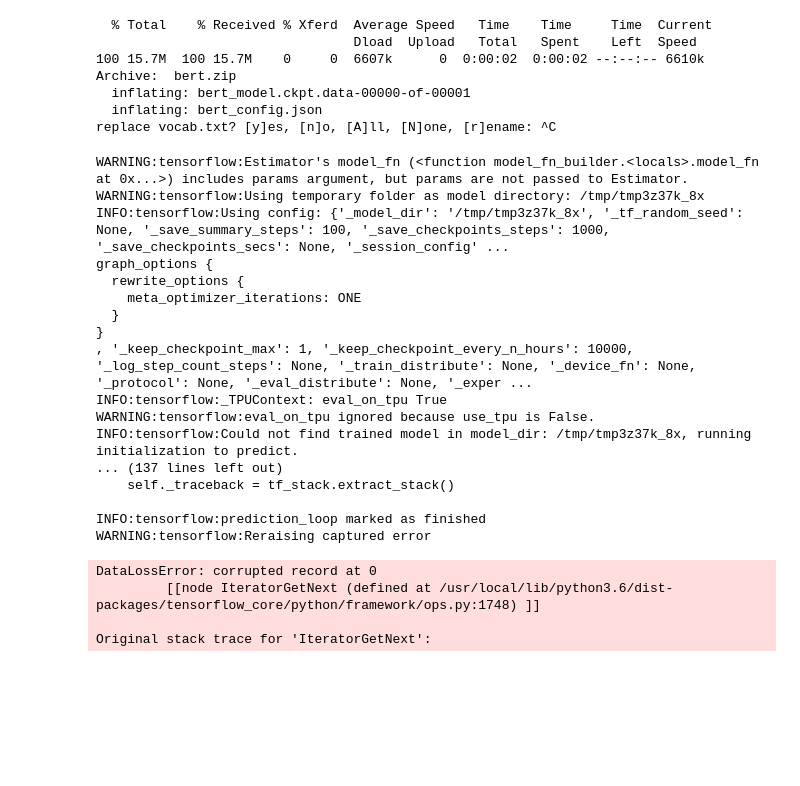
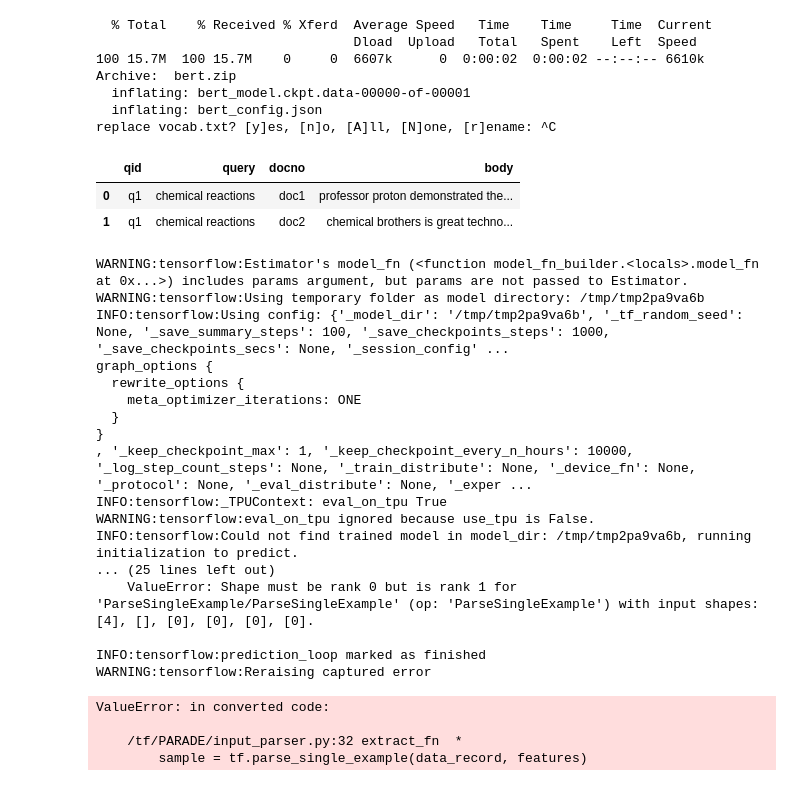
Before and after one commit to gabrielgeorgiev1998/l4-proj, a Jupyter notebook: PARADEPipeline.ipynb, the cells around one changed output. Saved outputs shown, nothing was run; the diff lists cells and outputs as text; code cells hidden in the pictures; blank space fills up the shorter version.

Commit message:
custom input_parser, not working yet

```diff
--- a/PARADEPipeline.ipynb
+++ b/PARADEPipeline.ipynb
@@ -93,14 +93,27 @@ class PARADEPipeline(TransformerBase):
+# %%
+import pandas as pd
+q = "chemical reactions"
+doc1 = "professor proton demonstrated the chemical reaction"
+doc2 = "chemical brothers is great techno music"
+
+df = pd.DataFrame([["q1", q, "doc1", doc1], ["q1", q, "doc2", doc2]], columns=["qid", "query", "docno", "body"])
+df
+# %% [output]
+|  | qid | query | docno | body |
+| 0 | q1 | chemical reactions | doc1 | professor proton demonstrated the... |
+| 1 | q1 | chemical reactions | doc2 | chemical brothers is great techno... |
 # %%
 pipeline = PARADEPipeline(aggregation_method='cls_max')
 
-vaswani  = pt.datasets.get_dataset("vaswani")
-vaswani.get_corpus()
+#vaswani  = pt.datasets.get_dataset("vaswani")
+#vaswani.get_corpus()
 
-pipeline.transform(vaswani)
+
+pipeline(df)
 # %% [output]
 WARNING:tensorflow:Estimator's model_fn (<function model_fn_builder.<locals>.model_fn at 0x...>) includes params argument, but params are not passed to Estimator.
-WARNING:tensorflow:Using temporary folder as model directory: /tmp/tmp3z37k_8x
-INFO:tensorflow:Using config: {'_model_dir': '/tmp/tmp3z37k_8x', '_tf_random_seed': None, '_save_summary_steps': 100, '_save_checkpoints_steps': 1000, '_save_checkpoints_secs': None, '_session_config' ...
+WARNING:tensorflow:Using temporary folder as model directory: /tmp/tmp2pa9va6b
+INFO:tensorflow:Using config: {'_model_dir': '/tmp/tmp2pa9va6b', '_tf_random_seed': None, '_save_summary_steps': 100, '_save_checkpoints_steps': 1000, '_save_checkpoints_secs': None, '_session_config' ...
 graph_options {
   rewrite_options {
     meta_optimizer_iterations: ONE
@@ -109,13 +122,13 @@ graph_options {
 , '_keep_checkpoint_max': 1, '_keep_checkpoint_every_n_hours': 10000, '_log_step_count_steps': None, '_train_distribute': None, '_device_fn': None, '_protocol': None, '_eval_distribute': None, '_exper ...
 INFO:tensorflow:_TPUContext: eval_on_tpu True
 WARNING:tensorflow:eval_on_tpu ignored because use_tpu is False.
-INFO:tensorflow:Could not find trained model in model_dir: /tmp/tmp3z37k_8x, running initialization to predict.
-... (137 lines left out)
-    self._traceback = tf_stack.extract_stack()
+INFO:tensorflow:Could not find trained model in model_dir: /tmp/tmp2pa9va6b, running initialization to predict.
+... (25 lines left out)
+    ValueError: Shape must be rank 0 but is rank 1 for 'ParseSingleExample/ParseSingleExample' (op: 'ParseSingleExample') with input shapes: [4], [], [0], [0], [0], [0].
 
 INFO:tensorflow:prediction_loop marked as finished
 WARNING:tensorflow:Reraising captured error
-DataLossError: corrupted record at 0
-         [[node IteratorGetNext (defined at /usr/local/lib/python3.6/dist-packages/tensorflow_core/python/framework/ops.py:1748) ]]
+ValueError: in converted code:
 
-Original stack trace for 'IteratorGetNext':
+    /tf/PARADE/input_parser.py:32 extract_fn  *
+        sample = tf.parse_single_example(data_record, features)
```
Also changed, not shown: parts of 2 cells of this notebook, 1 other file.
